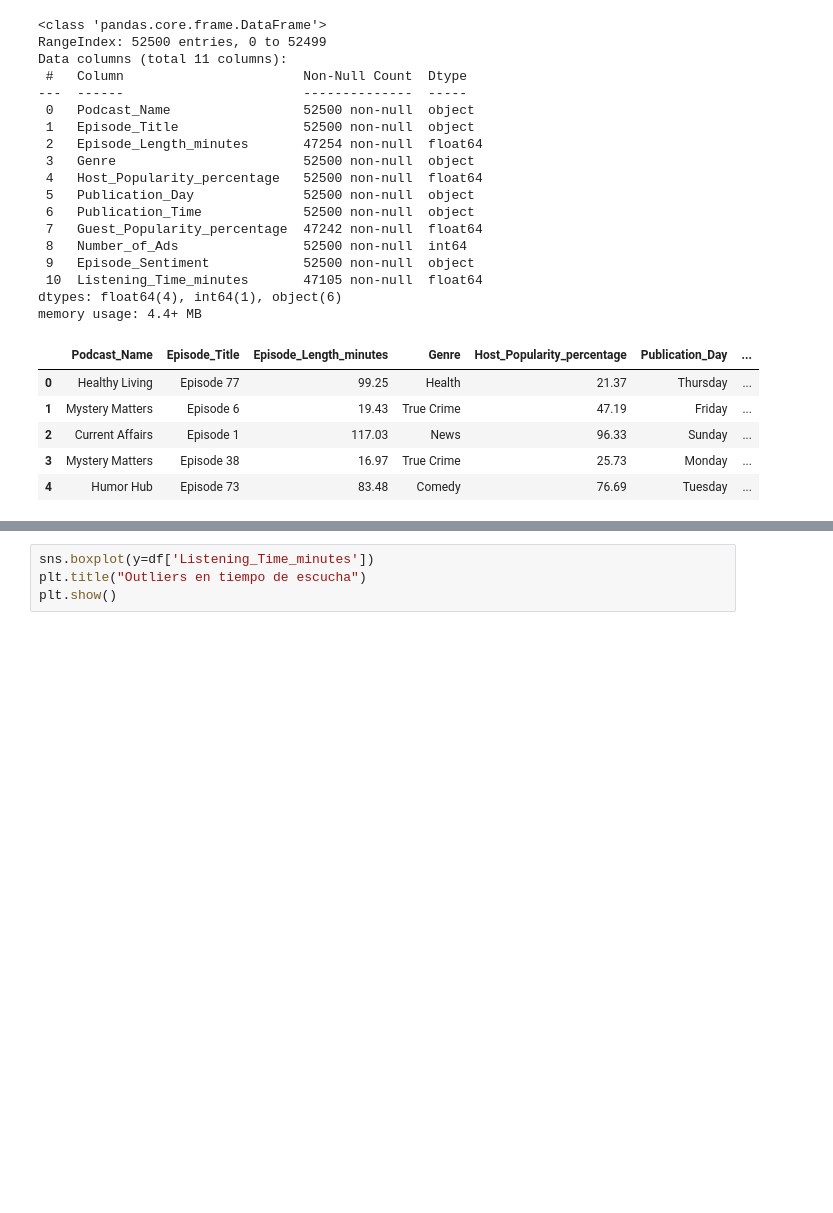
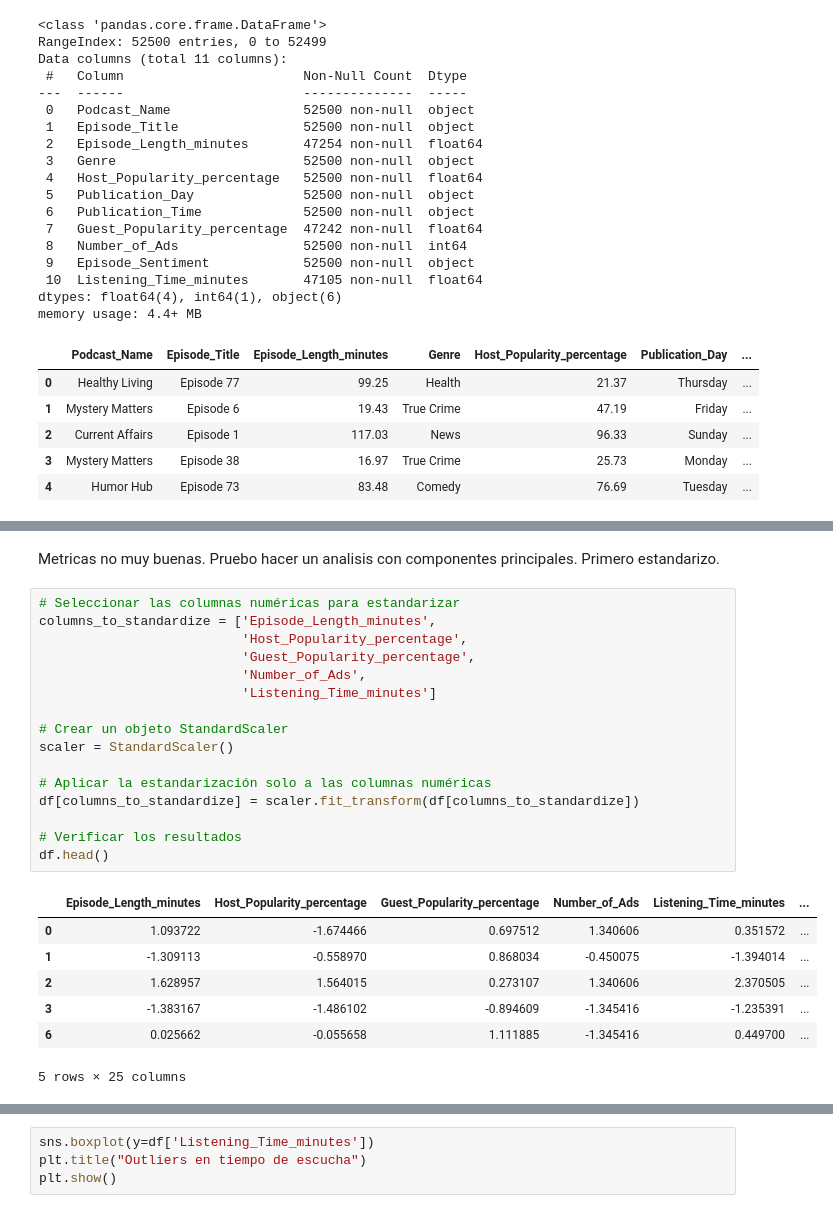
Before and after one commit to Javier-Etcheto/AprMaqI, a Jupyter notebook: TP.ipynb, the cells around one changed output, grey strips where cells are left out. Saved outputs shown, nothing was run; the diff lists cells and outputs as text; blank space fills up the shorter version.

```diff
--- a/TP.ipynb
+++ b/TP.ipynb
@@ -78,0 +122,26 @@ plt.show()
+# %% [markdown]
+Metricas no muy buenas. Pruebo hacer un analisis con componentes principales. Primero estandarizo.
+# %%
+# Seleccionar las columnas numéricas para estandarizar
+columns_to_standardize = ['Episode_Length_minutes',
+                          'Host_Popularity_percentage',
+                          'Guest_Popularity_percentage',
+                          'Number_of_Ads',
+                          'Listening_Time_minutes']
+
+# Crear un objeto StandardScaler
+scaler = StandardScaler()
+
+# Aplicar la estandarización solo a las columnas numéricas
+df[columns_to_standardize] = scaler.fit_transform(df[columns_to_standardize])
+
+# Verificar los resultados
+df.head()
+# %% [output]
+|  | Episode_Length_minutes | Host_Popularity_percentage | Guest_Popularity_percentage | Number_of_Ads | Listening_Time_minutes | ... |
+| 0 | 1.093722 | -1.674466 | 0.697512 | 1.340606 | 0.351572 | ... |
+| 1 | -1.309113 | -0.558970 | 0.868034 | -0.450075 | -1.394014 | ... |
+| 2 | 1.628957 | 1.564015 | 0.273107 | 1.340606 | 2.370505 | ... |
+| 3 | -1.383167 | -1.486102 | -0.894609 | -1.345416 | -1.235391 | ... |
+| 6 | 0.025662 | -0.055658 | 1.111885 | -1.345416 | 0.449700 | ... |
+5 rows × 25 columns
```
Also changed, not shown: parts of 72 cells of this notebook.
